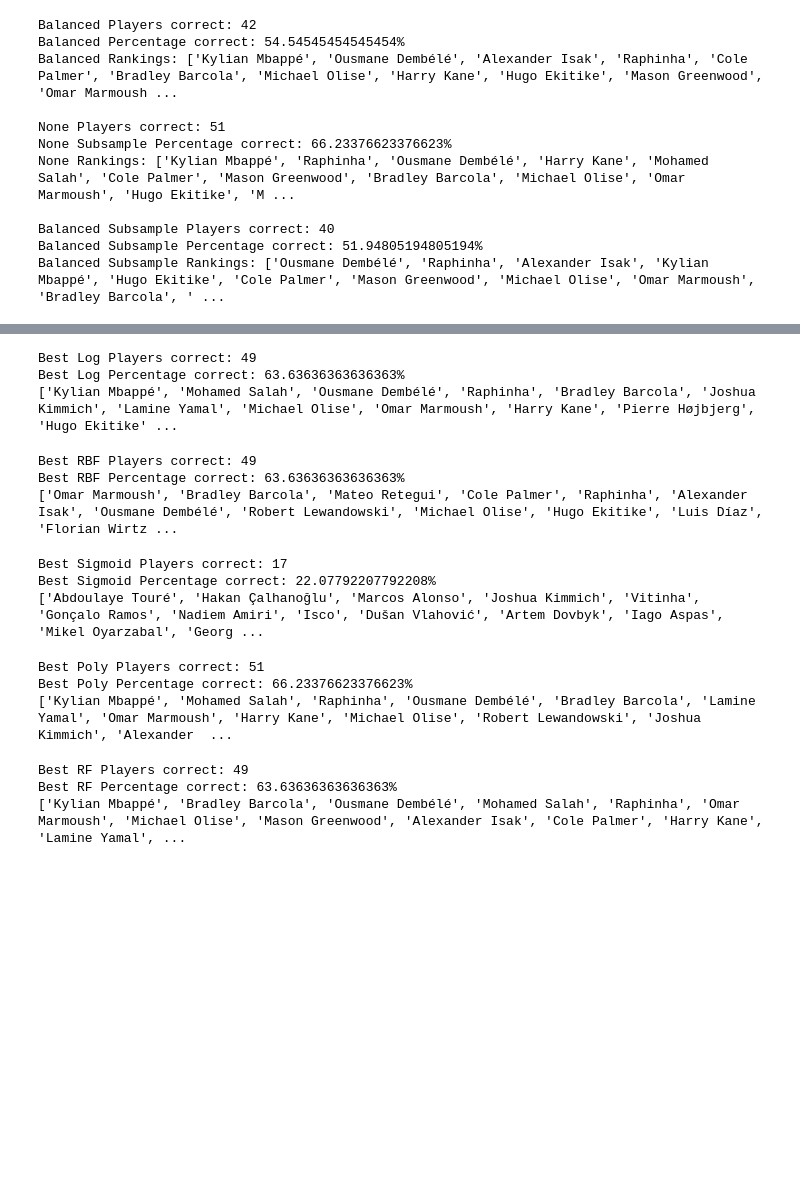
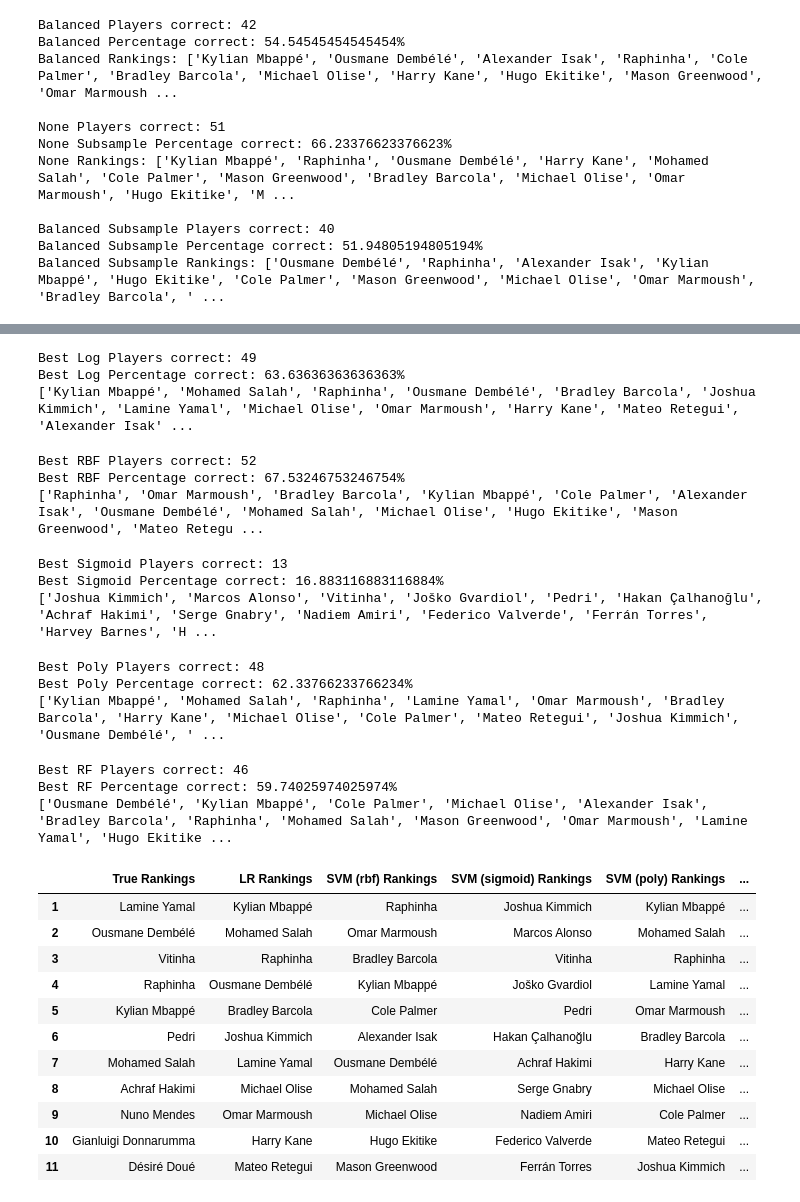
Before and after one commit to shipley7/fifa, a Jupyter notebook: FIFA.ipynb, the cells around one changed output, grey strips where cells are left out. Saved outputs shown, nothing was run; the diff lists cells and outputs as text; code cells hidden in the pictures; blank space fills up the shorter version.

Commit message:
Finishing Training and Printing Ranking Comparisons

```diff
--- a/FIFA.ipynb
+++ b/FIFA.ipynb
@@ -623,9 +539,9 @@ Percentage correct: 41.55844155844156%
 # %%
 # Let's test the best log model based on correctness.
-best_log = LogisticRegression(C=np.float64(1.3666666666666667),
-                                    l1_ratio=np.float64(0.0), max_iter=500,
+best_log = LogisticRegression(C=np.float64(0.7333333333333333),
+                                    l1_ratio=np.float64(1.0), max_iter=500,
                                     penalty='l1', random_state=42,
-                                    solver='liblinear', class_weight = None)
+                                    solver='saga', class_weight = None)
 best_log.fit(X_train, y_train)
 best_log_rankings, best_log_correct = predictions(best_log)
 
@@ -635,9 +551,9 @@ print(best_log_rankings) # These rankings are not bad
 # %% [output]
 Best Log Players correct: 49
 Best Log Percentage correct: 63.63636363636363%
-['Kylian Mbappé', 'Mohamed Salah', 'Ousmane Dembélé', 'Raphinha', 'Bradley Barcola', 'Joshua Kimmich', 'Lamine Yamal', 'Michael Olise', 'Omar Marmoush', 'Harry Kane', 'Pierre Højbjerg', 'Hugo Ekitike' ...
+['Kylian Mbappé', 'Mohamed Salah', 'Raphinha', 'Ousmane Dembélé', 'Bradley Barcola', 'Joshua Kimmich', 'Lamine Yamal', 'Michael Olise', 'Omar Marmoush', 'Harry Kane', 'Mateo Retegui', 'Alexander Isak' ...
 # %%
-best_svm_rbf = svm.SVC(kernel = 'rbf', class_weight = None, C=10, gamma=0.01, probability=True, random_state=42)
+best_svm_rbf = svm.SVC(kernel = 'rbf', class_weight = None, C=1, gamma=0.01, probability=True, random_state=42)
 best_svm_rbf.fit(X_train, y_train)
 best_svm_rbf_rankings, best_svm_rbf_correct = predictions(best_svm_rbf)
 
@@ -645,11 +561,11 @@ print("Best RBF Players correct:", best_svm_rbf_correct)
 print("Best RBF Percentage correct:", str(best_svm_rbf_correct / len(stars) * 100) + "%")
 print(best_svm_rbf_rankings)
 # %% [output]
-Best RBF Players correct: 49
-Best RBF Percentage correct: 63.63636363636363%
-['Omar Marmoush', 'Bradley Barcola', 'Mateo Retegui', 'Cole Palmer', 'Raphinha', 'Alexander Isak', 'Ousmane Dembélé', 'Robert Lewandowski', 'Michael Olise', 'Hugo Ekitike', 'Luis Díaz', 'Florian Wirtz ...
+Best RBF Players correct: 52
+Best RBF Percentage correct: 67.53246753246754%
+['Raphinha', 'Omar Marmoush', 'Bradley Barcola', 'Kylian Mbappé', 'Cole Palmer', 'Alexander Isak', 'Ousmane Dembélé', 'Mohamed Salah', 'Michael Olise', 'Hugo Ekitike', 'Mason Greenwood', 'Mateo Retegu ...
 # %%
-best_svm_sigmoid = svm.SVC(C=0.01, class_weight='balanced', gamma=0.01, kernel='sigmoid', probability=True, random_state=42)
+best_svm_sigmoid = svm.SVC(C=1, gamma=0.01, kernel='sigmoid', probability=True, class_weight = None, random_state=42)
 best_svm_sigmoid.fit(X_train, y_train)
 best_svm_sigmoid_rankings, best_svm_sigmoid_correct = predictions(best_svm_sigmoid)
 
@@ -657,11 +573,11 @@ print("Best Sigmoid Players correct:", best_svm_sigmoid_correct)
 print("Best Sigmoid Percentage correct:", str(best_svm_sigmoid_correct / len(stars) * 100) + "%")
 print(best_svm_sigmoid_rankings)
 # %% [output]
-Best Sigmoid Players correct: 17
-Best Sigmoid Percentage correct: 22.07792207792208%
-['Abdoulaye Touré', 'Hakan Çalhanoğlu', 'Marcos Alonso', 'Joshua Kimmich', 'Vitinha', 'Gonçalo Ramos', 'Nadiem Amiri', 'Isco', 'Dušan Vlahović', 'Artem Dovbyk', 'Iago Aspas', 'Mikel Oyarzabal', 'Georg ...
+Best Sigmoid Players correct: 13
+Best Sigmoid Percentage correct: 16.883116883116884%
+['Joshua Kimmich', 'Marcos Alonso', 'Vitinha', 'Joško Gvardiol', 'Pedri', 'Hakan Çalhanoğlu', 'Achraf Hakimi', 'Serge Gnabry', 'Nadiem Amiri', 'Federico Valverde', 'Ferrán Torres', 'Harvey Barnes', 'H ...
 # %%
-best_svm_poly = svm.SVC(C=0.1, degree=2, kernel='poly', probability=True, class_weight = None, gamma = 'scale', random_state=42)
+best_svm_poly = svm.SVC(C=0.1, kernel='poly', probability=True, random_state=42, degree = 3, class_weight = None, gamma = 'scale')
 best_svm_poly.fit(X_train, y_train)
 best_svm_poly_rankings, best_svm_poly_correct = predictions(best_svm_poly)
 
@@ -669,18 +585,16 @@ print("Best Poly Players correct:", best_svm_poly_correct)
 print("Best Poly Percentage correct:", str(best_svm_poly_correct / len(stars) * 100) + "%")
 print(best_svm_poly_rankings)
 # %% [output]
-Best Poly Players correct: 51
-Best Poly Percentage correct: 66.23376623376623%
-['Kylian Mbappé', 'Mohamed Salah', 'Raphinha', 'Ousmane Dembélé', 'Bradley Barcola', 'Lamine Yamal', 'Omar Marmoush', 'Harry Kane', 'Michael Olise', 'Robert Lewandowski', 'Joshua Kimmich', 'Alexander  ...
+Best Poly Players correct: 48
+Best Poly Percentage correct: 62.33766233766234%
+['Kylian Mbappé', 'Mohamed Salah', 'Raphinha', 'Lamine Yamal', 'Omar Marmoush', 'Bradley Barcola', 'Harry Kane', 'Michael Olise', 'Cole Palmer', 'Mateo Retegui', 'Joshua Kimmich', 'Ousmane Dembélé', ' ...
 # %%
 # Let's try the best random forest model based on correctness.
-best_rf = RandomForestClassifier(max_depth=30, max_features=None,
-                                        min_samples_leaf=4,
-                                        min_samples_split=20,
-                                        n_estimators=np.int64(100),
-                                        random_state=42,
-                                        class_weight = None,
-                                        bootstrap = True)
+best_rf = RandomForestClassifier(class_weight='balanced_subsample',
+                                        max_depth=20, min_samples_leaf=4,
+                                        min_samples_split=10,
+                                        n_estimators=np.int64(700),
+                                        random_state=42)
 best_rf.fit(X_train, y_train)
 best_rf_rankings, best_rf_correct = predictions(best_rf)
 
@@ -688,9 +602,38 @@ print("Best RF Players correct:", best_rf_correct)
 print("Best RF Percentage correct:", str(best_rf_correct / len(stars) * 100) + "%")
 print(best_rf_rankings) # Holy shit, the predicted number one player in 2025 is actually the player who won the Ballon D'Or
 # %% [output]
-Best RF Players correct: 49
-Best RF Percentage correct: 63.63636363636363%
-['Kylian Mbappé', 'Bradley Barcola', 'Ousmane Dembélé', 'Mohamed Salah', 'Raphinha', 'Omar Marmoush', 'Michael Olise', 'Mason Greenwood', 'Alexander Isak', 'Cole Palmer', 'Harry Kane', 'Lamine Yamal', ...
+Best RF Players correct: 46
+Best RF Percentage correct: 59.74025974025974%
+['Ousmane Dembélé', 'Kylian Mbappé', 'Cole Palmer', 'Michael Olise', 'Alexander Isak', 'Bradley Barcola', 'Raphinha', 'Mohamed Salah', 'Mason Greenwood', 'Omar Marmoush', 'Lamine Yamal', 'Hugo Ekitike ...
+# %%
+true_rankings = ['Lamine Yamal', 'Ousmane Dembélé', 'Vitinha', 'Raphinha', 'Kylian Mbappé', 'Pedri', 'Mohamed Salah', 'Achraf Hakimi', 'Nuno Mendes', 'Gianluigi Donnarumma', 'Désiré Doué']
+top_lr = best_log_rankings[:11]
+top_svm_rbf = best_svm_rbf_rankings[:11]
+top_svm_sigmoid = best_svm_sigmoid_rankings[:11]
+top_svm_poly = best_svm_poly_rankings[:11]
+top_rf = best_rf_rankings[:11]
+data = {"True Rankings": true_rankings,
+        "LR Rankings": top_lr,
+        "SVM (rbf) Rankings": top_svm_rbf,
+        "SVM (sigmoid) Rankings": top_svm_sigmoid,
+        "SVM (poly) Rankings": top_svm_poly,
+        "RF Rankings": top_rf}
+rankings_df = pd.DataFrame(data)
+rankings_df.index = np.arange(1, len(rankings_df) + 1)
+rankings_df
+# %% [output]
+|  | True Rankings | LR Rankings | SVM (rbf) Rankings | SVM (sigmoid) Rankings | SVM (poly) Rankings | ... |
+| 1 | Lamine Yamal | Kylian Mbappé | Raphinha | Joshua Kimmich | Kylian Mbappé | ... |
+| 2 | Ousmane Dembélé | Mohamed Salah | Omar Marmoush | Marcos Alonso | Mohamed Salah | ... |
+| 3 | Vitinha | Raphinha | Bradley Barcola | Vitinha | Raphinha | ... |
+| 4 | Raphinha | Ousmane Dembélé | Kylian Mbappé | Joško Gvardiol | Lamine Yamal | ... |
+| 5 | Kylian Mbappé | Bradley Barcola | Cole Palmer | Pedri | Omar Marmoush | ... |
+| 6 | Pedri | Joshua Kimmich | Alexander Isak | Hakan Çalhanoğlu | Bradley Barcola | ... |
+| 7 | Mohamed Salah | Lamine Yamal | Ousmane Dembélé | Achraf Hakimi | Harry Kane | ... |
+| 8 | Achraf Hakimi | Michael Olise | Mohamed Salah | Serge Gnabry | Michael Olise | ... |
+| 9 | Nuno Mendes | Omar Marmoush | Michael Olise | Nadiem Amiri | Cole Palmer | ... |
+| 10 | Gianluigi Donnarumma | Harry Kane | Hugo Ekitike | Federico Valverde | Mateo Retegui | ... |
+| 11 | Désiré Doué | Mateo Retegui | Mason Greenwood | Ferrán Torres | Joshua Kimmich | ... |
 # %%
 # Where to next?
 
```
Also changed, not shown: parts of 14 cells of this notebook.
